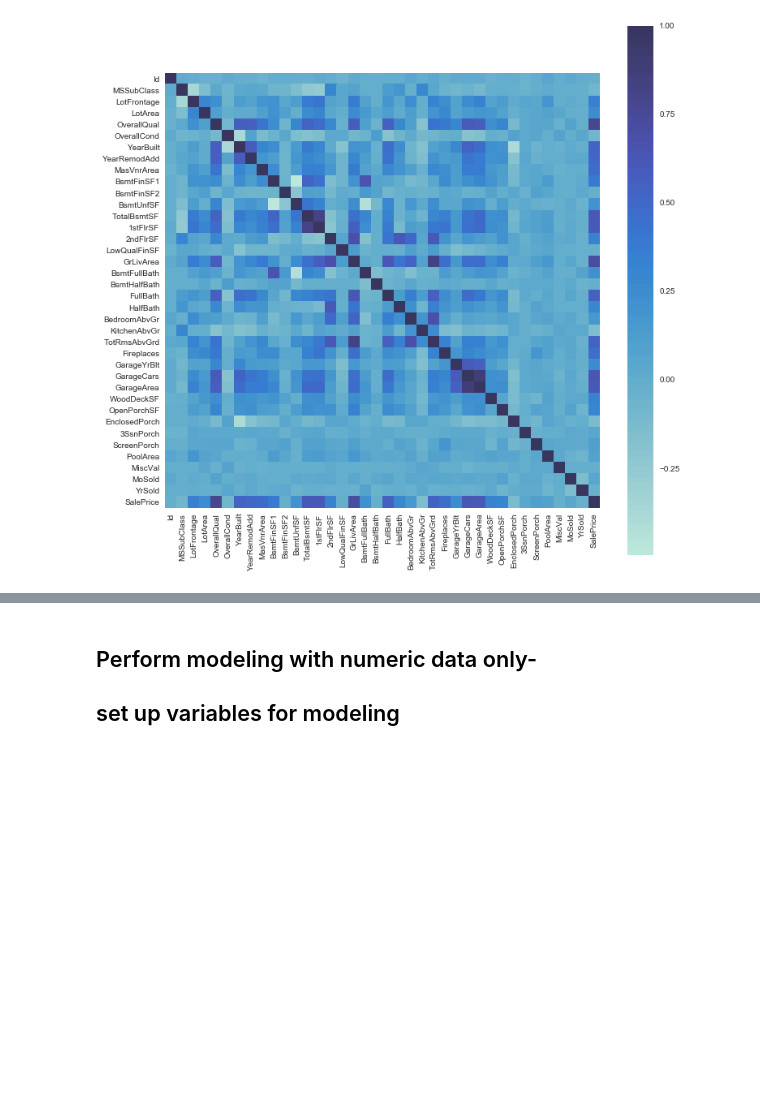
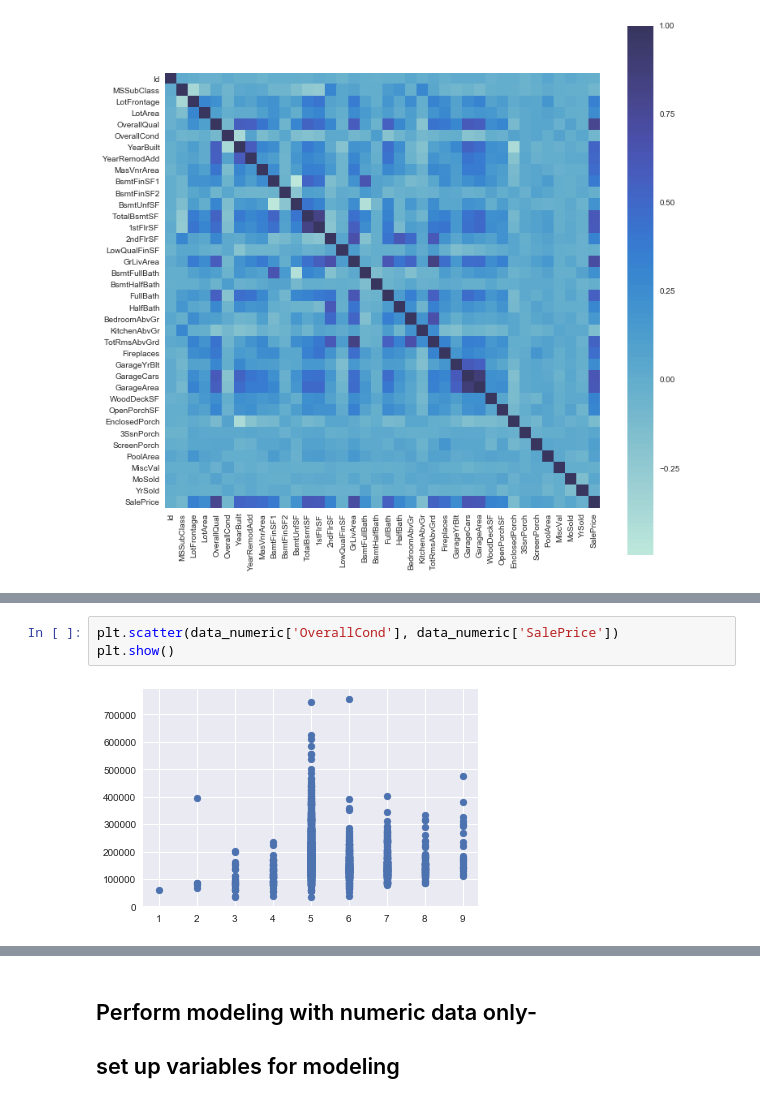
Before and after one commit to lynda-anne/House_price_predict, a Jupyter notebook: House_prices, removed imputer from pipeline-add test data.ipynb, the cells around one changed output, grey strips where cells are left out. Saved outputs shown, nothing was run; the diff lists cells and outputs as text; blank space fills up the shorter version.

```diff
--- a/House_prices, removed imputer from pipeline-add test data.ipynb
+++ b/House_prices, removed imputer from pipeline-add test data.ipynb
@@ -197,0 +208,5 @@ plt.show()
+# %%
+plt.scatter(data_numeric['OverallCond'], data_numeric['SalePrice'])
+plt.show()
+# %% [output]
+[figure, added]
```
Also changed, not shown: parts of 23 cells of this notebook.
